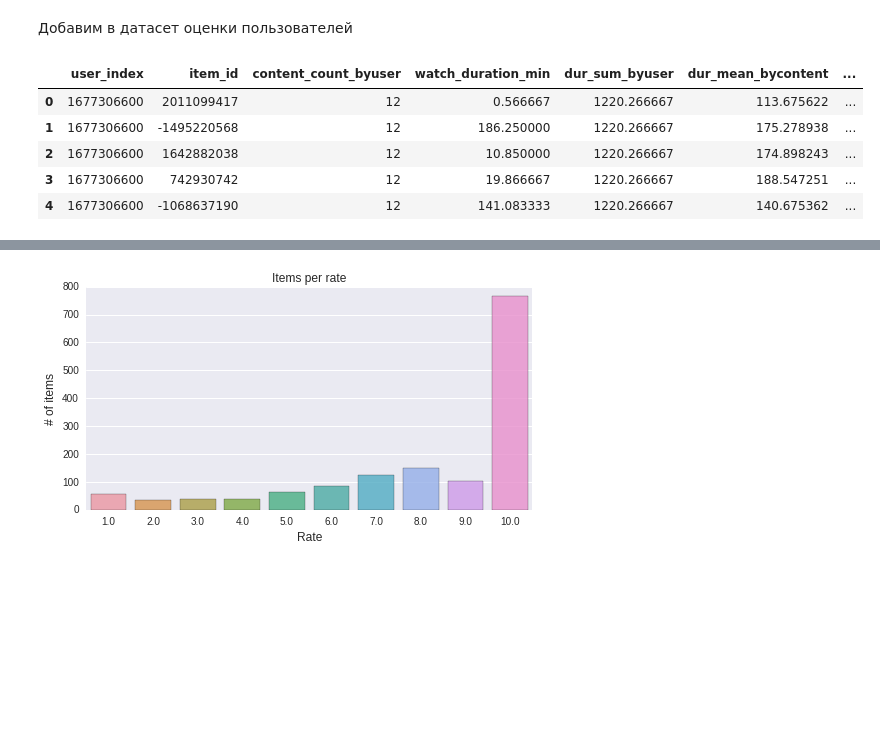
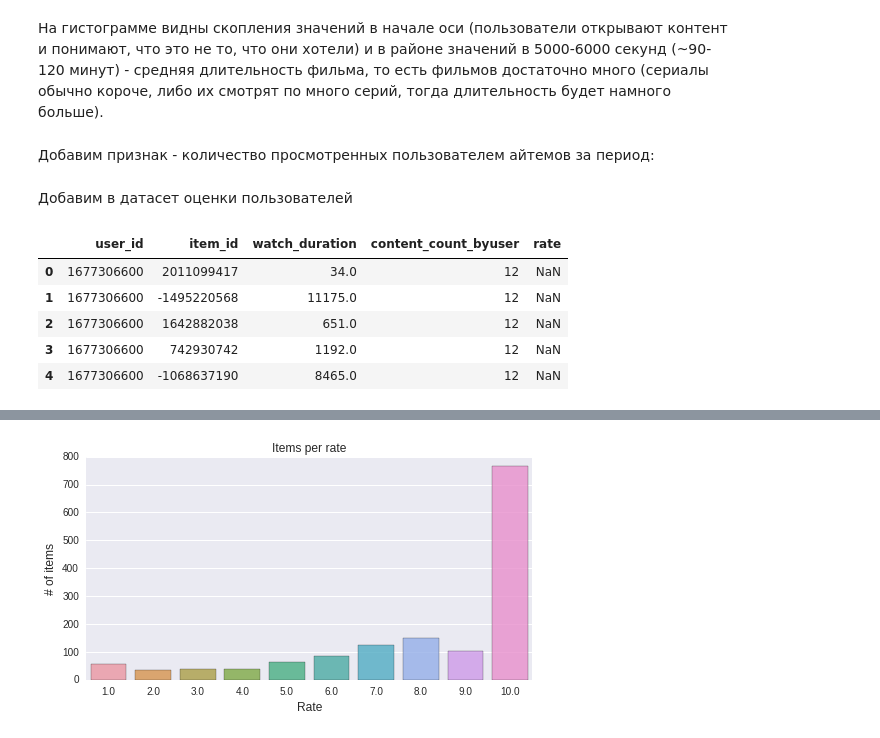
Before and after one commit to EugeniaMatveeva/Test, a Jupyter notebook: ivi test.ipynb, the cells around one changed output, grey strips where cells are left out. Drawn from its saved outputs; the diff is of its cells as text; code cells hidden in the pictures; blank space fills up the shorter version.

```diff
--- a/ivi test.ipynb
+++ b/ivi test.ipynb
@@ -10,0 +12,7 @@ dt_rates = pd.read_csv('data/content_rates.csv')
+# %%
+df_watch = pd.read_csv('data/content_watch.csv')
+df_rates = pd.read_csv('data/content_rates.csv')
+test = pd.read_csv('data/test_set.csv')
+df_watch = df_watch.rename(index=str, columns={"user_index": "user_id"})
+df_rates = df_rates.rename(index=str, columns={"user_index": "user_id"})
+test = test.rename(index=str, columns={"user_index": "user_id"})
@@ -138,13 +66,19 @@ Unique contents: 7146
+# %% [markdown]
+На гистограмме видны скопления значений в начале оси (пользователи открывают контент и понимают, что это не то, что они хотели) и в районе значений в 5000-6000 секунд (~90-120 минут) - средняя длительность фильма, то есть фильмов достаточно много (сериалы обычно короче, либо их смотрят по много серий, тогда длительность будет намного больше).
+# %% [markdown]
+Добавим признак - количество просмотренных пользователем айтемов за период:
+# %%
+df_watch['content_count_byuser'] = df_watch.groupby(df_watch['user_id'])['item_id'].transform('nunique')
 # %% [markdown]
 Добавим в датасет оценки пользователей
 # %%
-train = pd.merge(dt_watch, dt_rates, how='left', on=['user_index', 'item_id'])
+train = pd.merge(df_watch, df_rates, how='left', on=['user_id', 'item_id'])
 train.head()
 # %% [output]
-|  | user_index | item_id | content_count_byuser | watch_duration_min | dur_sum_byuser | dur_mean_bycontent | ... |
-| 0 | 1677306600 | 2011099417 | 12 | 0.566667 | 1220.266667 | 113.675622 | ... |
-| 1 | 1677306600 | -1495220568 | 12 | 186.250000 | 1220.266667 | 175.278938 | ... |
-| 2 | 1677306600 | 1642882038 | 12 | 10.850000 | 1220.266667 | 174.898243 | ... |
-| 3 | 1677306600 | 742930742 | 12 | 19.866667 | 1220.266667 | 188.547251 | ... |
-| 4 | 1677306600 | -1068637190 | 12 | 141.083333 | 1220.266667 | 140.675362 | ... |
+|  | user_id | item_id | watch_duration | content_count_byuser | rate |
+| 0 | 1677306600 | 2011099417 | 34.0 | 12 | NaN |
+| 1 | 1677306600 | -1495220568 | 11175.0 | 12 | NaN |
+| 2 | 1677306600 | 1642882038 | 651.0 | 12 | NaN |
+| 3 | 1677306600 | 742930742 | 1192.0 | 12 | NaN |
+| 4 | 1677306600 | -1068637190 | 8465.0 | 12 | NaN |
 # %%
```
Also changed, not shown: parts of 68 cells of this notebook, 3 other files.
